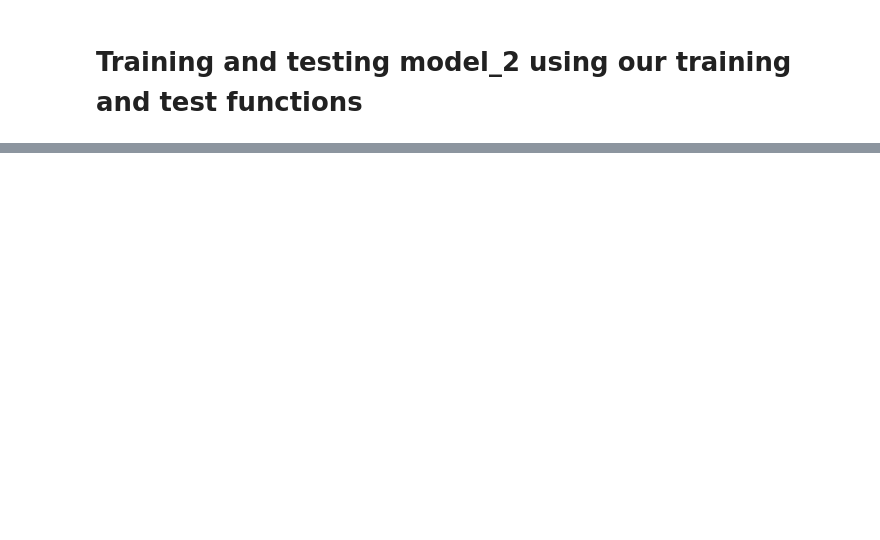
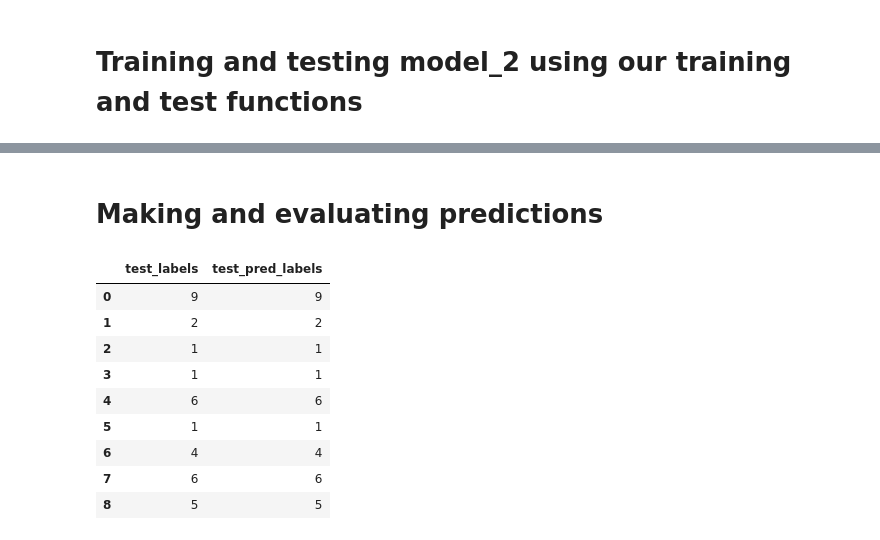
Before and after one commit to Kousher/Pytorch, a Jupyter notebook: 05_Pytorch_CNN.ipynb, the cells around one changed output, grey strips where cells are left out. Drawn from its saved outputs; the diff is of its cells as text; code cells hidden in the pictures; blank space fills up the shorter version.

```diff
--- a/05_Pytorch_CNN.ipynb
+++ b/05_Pytorch_CNN.ipynb
@@ -367,0 +377,37 @@ model_2_results
+# %% [markdown]
+# Making and evaluating predictions
+# %%
+test_dataloader = DataLoader(test_data,
+    batch_size=1,
+    shuffle=False # don't necessarily have to shuffle the testing data
+)
+test_sample = []
+test_labels = []
+test_pred_labels = []
+counter = 0
+model_2.eval()
+with torch.inference_mode():
+    for X, y in test_dataloader:
+        counter+=1
+        X,y = X.to(device),y.to(device)
+        y_pred = model_2(X)
+        y_logits =y_pred.argmax(dim=1)
+        test_labels+=list(y.cpu().numpy())
+        test_pred_labels+=list(y_logits.cpu().numpy())
+        test_sample+=list(X.cpu())
+        if counter==9:
+            break
+import pandas as pd
+label_df = pd.DataFrame({'test_labels':test_labels,'test_pred_labels':test_pred_labels})
+label_df
+# %% [output]
+|  | test_labels | test_pred_labels |
+| 0 | 9 | 9 |
+| 1 | 2 | 2 |
+| 2 | 1 | 1 |
+| 3 | 1 | 1 |
+| 4 | 6 | 6 |
+| 5 | 1 | 1 |
+| 6 | 4 | 4 |
+| 7 | 6 | 6 |
+| 8 | 5 | 5 |
```
Also changed, not shown: parts of 17 cells of this notebook.
